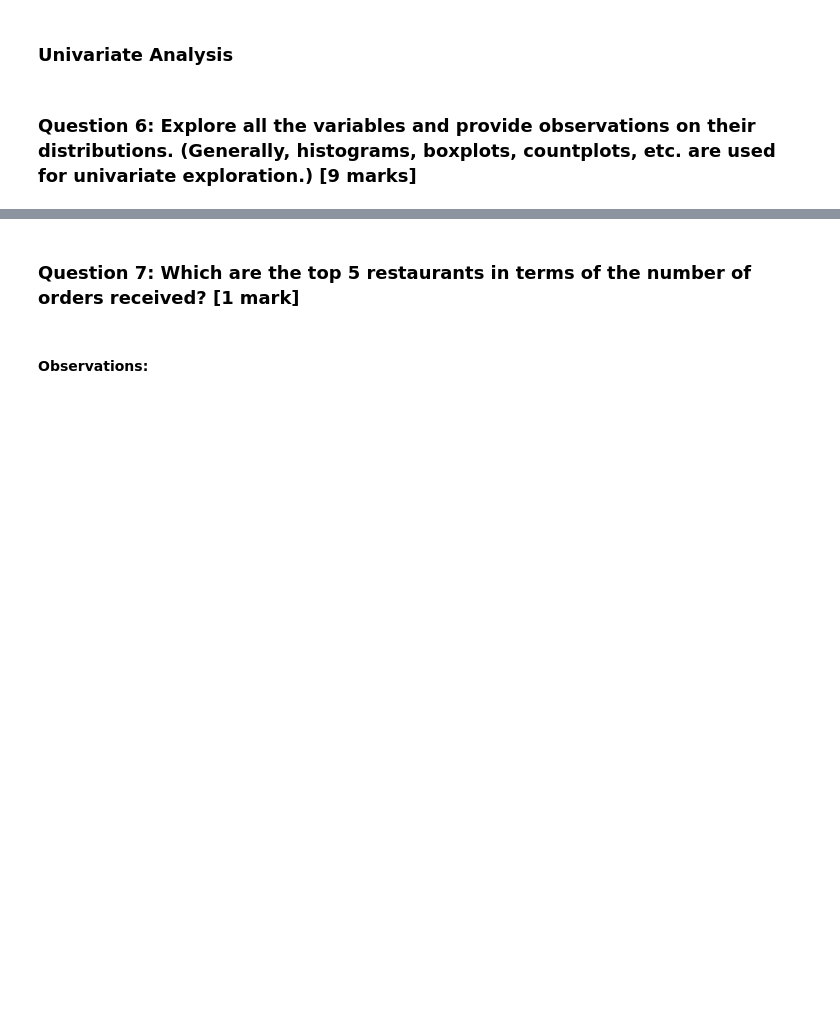
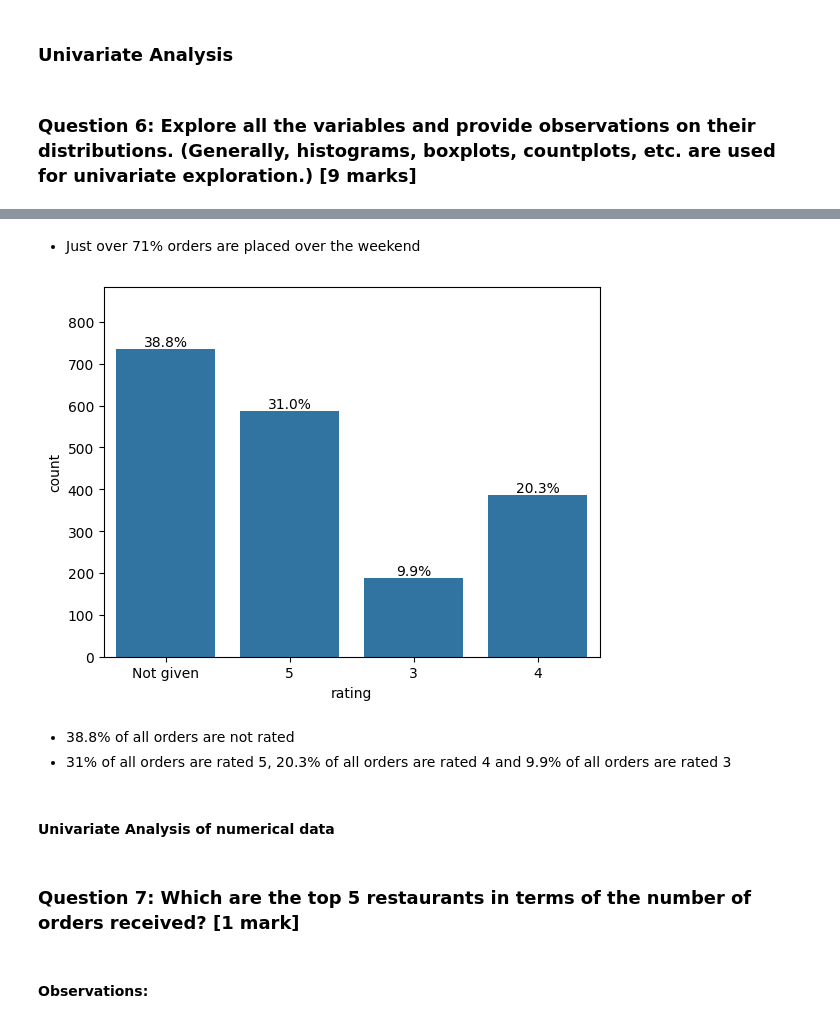
Before and after one commit to sheikhomer/FoodHubDataAnalysis, a Jupyter notebook: Learner_Notebook_Full_Code.ipynb, the cells around one changed output, grey strips where cells are left out. Drawn from its saved outputs; the diff is of its cells as text; code cells hidden in the pictures; blank space fills up the shorter version.

```diff
--- a/Learner_Notebook_Full_Code.ipynb
+++ b/Learner_Notebook_Full_Code.ipynb
@@ -206,3 +272,18 @@ df.head()
+# %% [markdown]
+* Just over 71% orders are placed over the weekend
+# %%
+ax = sns.countplot(x = 'rating', data = df) # countplot for rating
+total = df['rating'].count()
+ax.bar_label(ax.containers[0], fmt = lambda x: f'{(x/total)*100:0.1f}%')
+ax.margins(y=0.2)
+plt.show()
+# %% [output]
+[figure, added]
+# %% [markdown]
+* 38.8% of all orders are not rated
+* 31% of all orders are rated 5, 20.3% of all orders are rated 4 and 9.9% of all orders are rated 3
+# %% [markdown]
+#### Univariate Analysis of numerical data
 # %% [markdown]
 ### **Question 7**: Which are the top 5 restaurants in terms of the number of orders received? [1 mark]
 # %%
```
Also changed, not shown: parts of 17 cells of this notebook.
